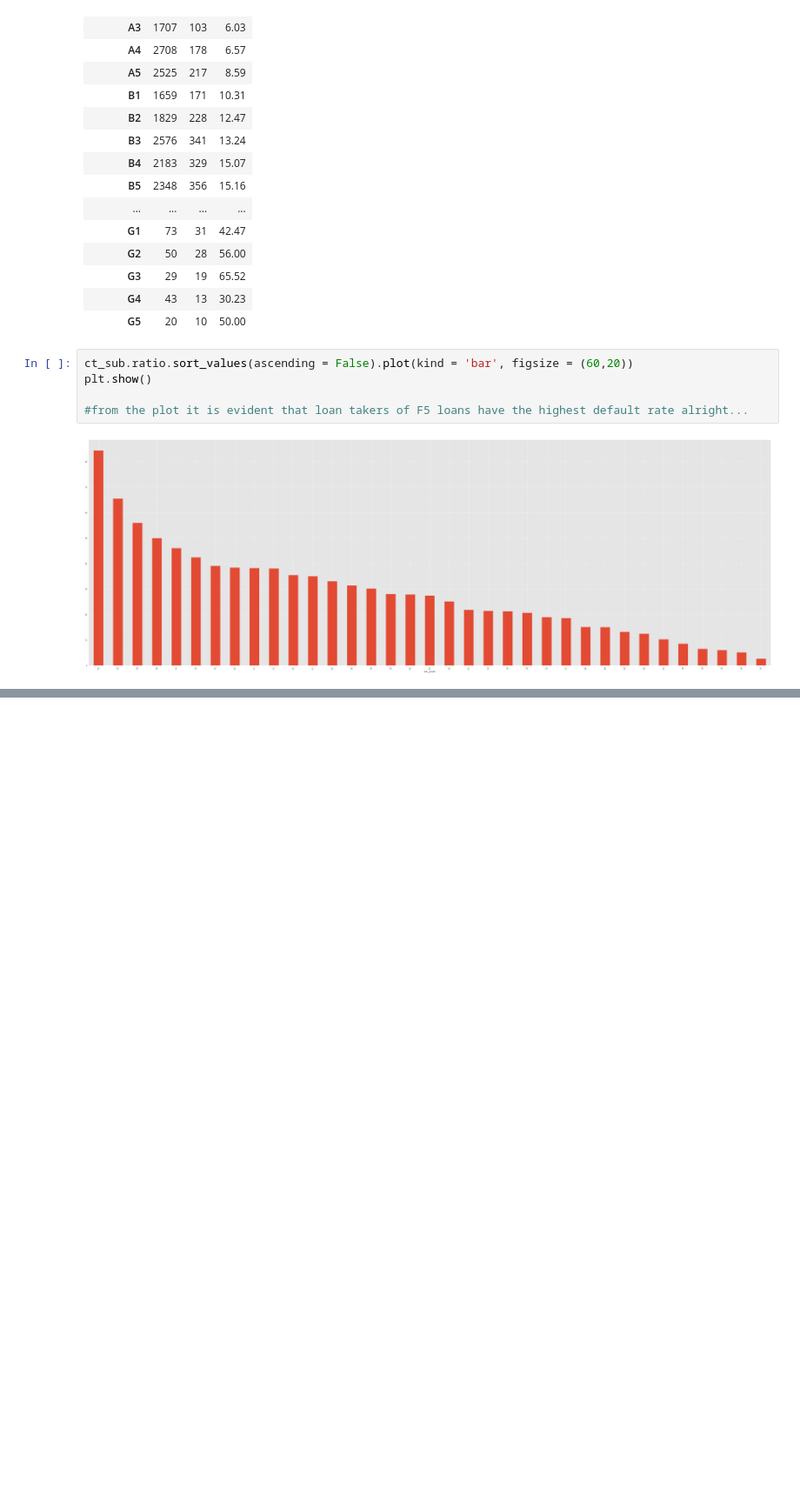
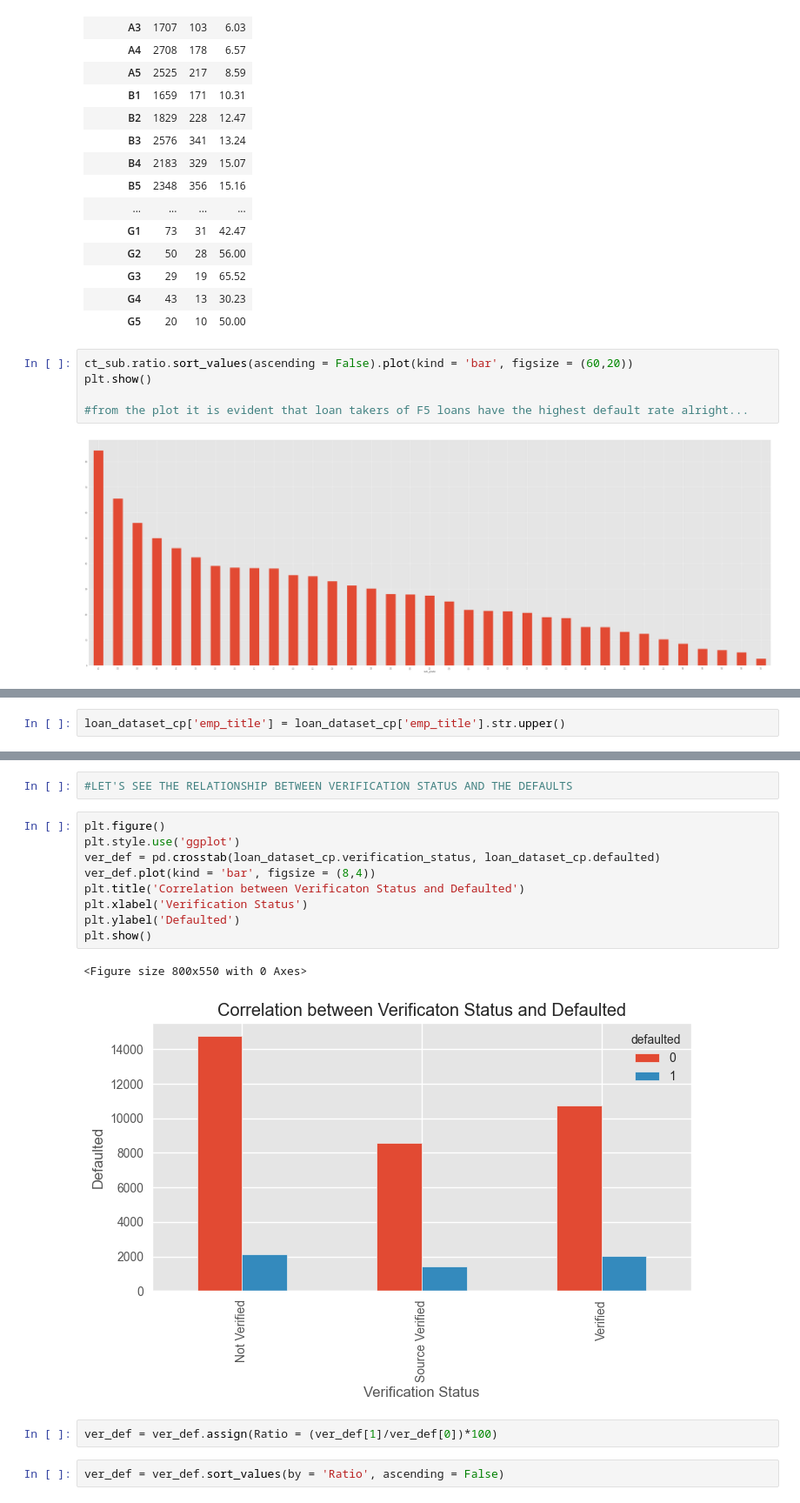
Before and after one commit to richwej/eda_projects, a Jupyter notebook: EDA - Lending Club.ipynb, the cells around one changed output, grey strips where cells are left out. Shown at 87% size. Drawn from its saved outputs; the diff is of its cells as text; blank space fills up the shorter version.

```diff
--- a/EDA - Lending Club.ipynb
+++ b/EDA - Lending Club.ipynb
@@ -1157,0 +1246,2 @@ plt.show()
+# %%
+loan_dataset_cp['emp_title'] = loan_dataset_cp['emp_title'].str.upper()
@@ -1157,0 +1278,18 @@ plt.show()
+# %%
+#LET'S SEE THE RELATIONSHIP BETWEEN VERIFICATION STATUS AND THE DEFAULTS
+# %%
+plt.figure()
+plt.style.use('ggplot')
+ver_def = pd.crosstab(loan_dataset_cp.verification_status, loan_dataset_cp.defaulted)
+ver_def.plot(kind = 'bar', figsize = (8,4))
+plt.title('Correlation between Verificaton Status and Defaulted')
+plt.xlabel('Verification Status')
+plt.ylabel('Defaulted')
+plt.show()
+# %% [output]
+<Figure size 800x550 with 0 Axes>
+[figure, added]
+# %%
+ver_def = ver_def.assign(Ratio = (ver_def[1]/ver_def[0])*100)
+# %%
+ver_def = ver_def.sort_values(by = 'Ratio', ascending = False)
```
Also changed, not shown: parts of 21 cells of this notebook.
